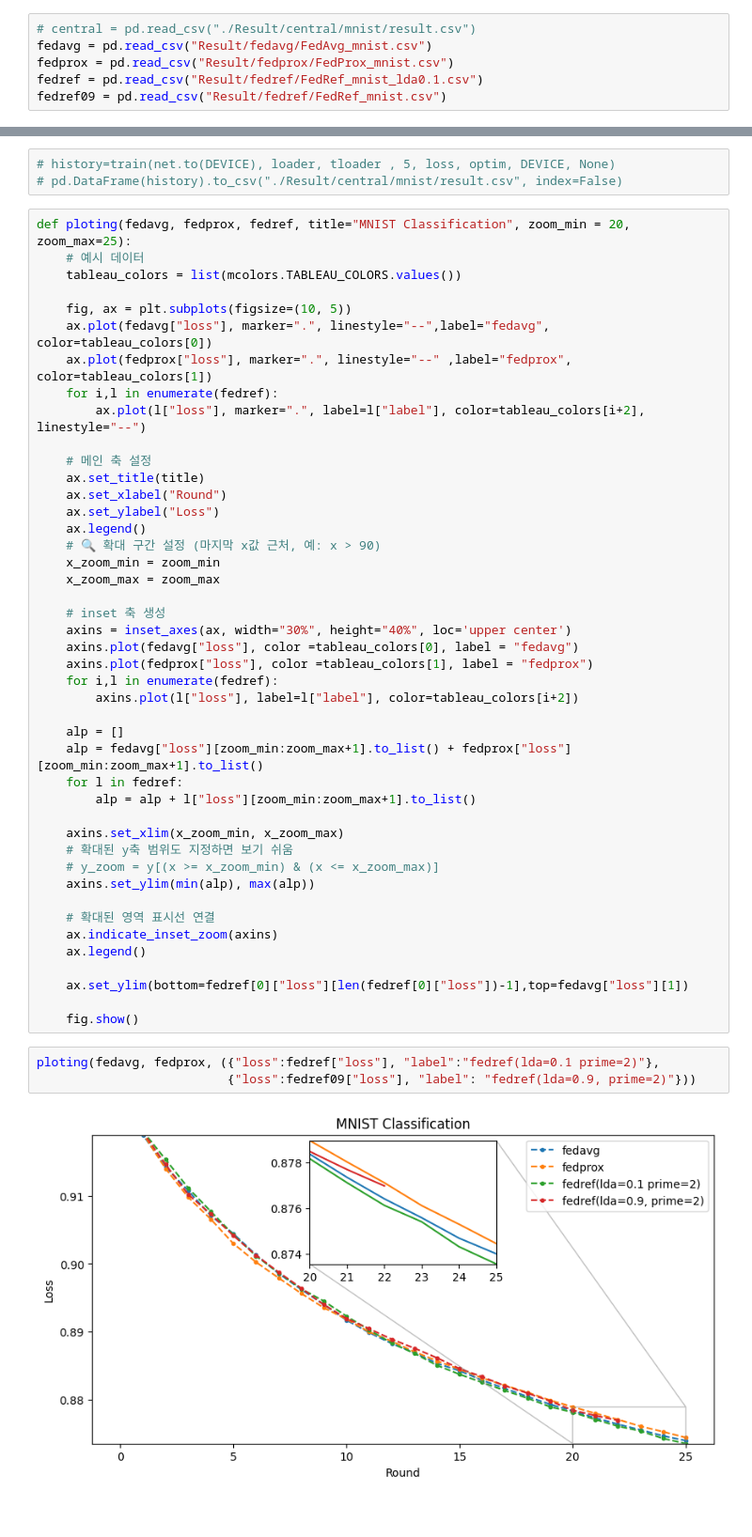
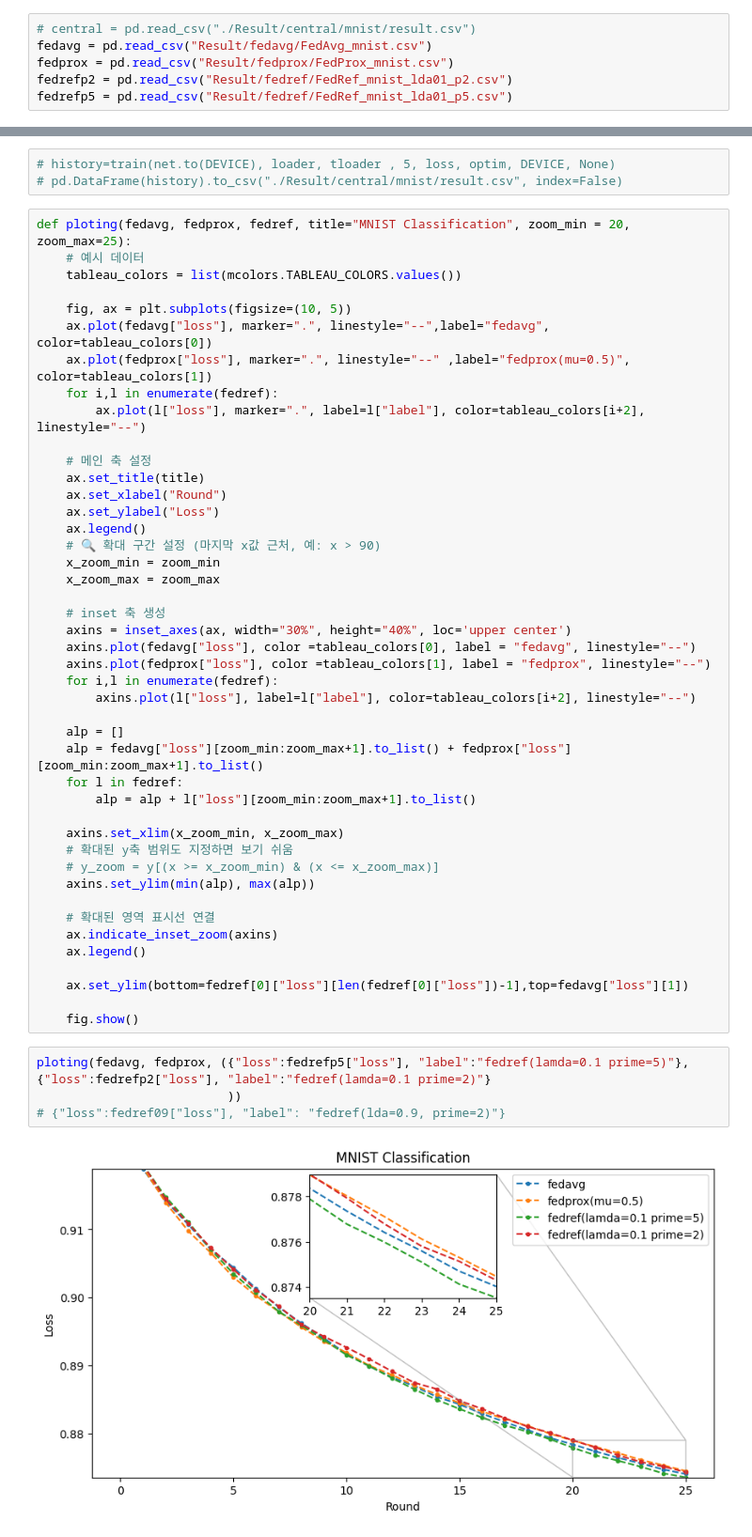
Before and after one commit to TaehwanY98/Fed-Ref, a Jupyter notebook: MNIST.ipynb, the cells around one changed output, grey strips where cells are left out. Shown: that part at 94% size. Saved outputs shown, nothing was run; the diff lists cells and outputs as text.

```diff
--- a/MNIST.ipynb
+++ b/MNIST.ipynb
@@ -16,5 +20,5 @@ from matplotlib import colors as mcolors
 # central = pd.read_csv("./Result/central/mnist/result.csv")
 fedavg = pd.read_csv("Result/fedavg/FedAvg_mnist.csv")
 fedprox = pd.read_csv("Result/fedprox/FedProx_mnist.csv")
-fedref = pd.read_csv("Result/fedref/FedRef_mnist_lda0.1.csv")
-fedref09 = pd.read_csv("Result/fedref/FedRef_mnist.csv")
+fedrefp2 = pd.read_csv("Result/fedref/FedRef_mnist_lda01_p2.csv")
+fedrefp5 = pd.read_csv("Result/fedref/FedRef_mnist_lda01_p5.csv")
@@ -38,7 +35,7 @@ def ploting(fedavg, fedprox, fedref, title="MNIST Classification", zoom_min = 20
 
     fig, ax = plt.subplots(figsize=(10, 5))
     ax.plot(fedavg["loss"], marker=".", linestyle="--",label="fedavg", color=tableau_colors[0])
-    ax.plot(fedprox["loss"], marker=".", linestyle="--" ,label="fedprox", color=tableau_colors[1])
+    ax.plot(fedprox["loss"], marker=".", linestyle="--" ,label="fedprox(mu=0.5)", color=tableau_colors[1])
     for i,l in enumerate(fedref):
         ax.plot(l["loss"], marker=".", label=l["label"], color=tableau_colors[i+2], linestyle="--")
 
@@ -53,10 +50,10 @@ def ploting(fedavg, fedprox, fedref, title="MNIST Classification", zoom_min = 20
 
     # inset 축 생성
     axins = inset_axes(ax, width="30%", height="40%", loc='upper center')
-    axins.plot(fedavg["loss"], color =tableau_colors[0], label = "fedavg")
-    axins.plot(fedprox["loss"], color =tableau_colors[1], label = "fedprox")
+    axins.plot(fedavg["loss"], color =tableau_colors[0], label = "fedavg", linestyle="--")
+    axins.plot(fedprox["loss"], color =tableau_colors[1], label = "fedprox", linestyle="--")
     for i,l in enumerate(fedref):
-        axins.plot(l["loss"], label=l["label"], color=tableau_colors[i+2])
+        axins.plot(l["loss"], label=l["label"], color=tableau_colors[i+2], linestyle="--")
 
     alp = []
     alp = fedavg["loss"][zoom_min:zoom_max+1].to_list() + fedprox["loss"][zoom_min:zoom_max+1].to_list()
@@ -76,7 +73,8 @@ def ploting(fedavg, fedprox, fedref, title="MNIST Classification", zoom_min = 20
 
     fig.show()
 # %%
-ploting(fedavg, fedprox, ({"loss":fedref["loss"], "label":"fedref(lda=0.1 prime=2)"},
-                          {"loss":fedref09["loss"], "label": "fedref(lda=0.9, prime=2)"}))
+ploting(fedavg, fedprox, ({"loss":fedrefp5["loss"], "label":"fedref(lamda=0.1 prime=5)"}, {"loss":fedrefp2["loss"], "label":"fedref(lamda=0.1 prime=2)"}
+                          ))
+# {"loss":fedref09["loss"], "label": "fedref(lda=0.9, prime=2)"}
 # %% [output]
-[figure, old version]
+[figure, new version]
```
Also changed, not shown: parts of 6 cells of this notebook, 4 other files.
